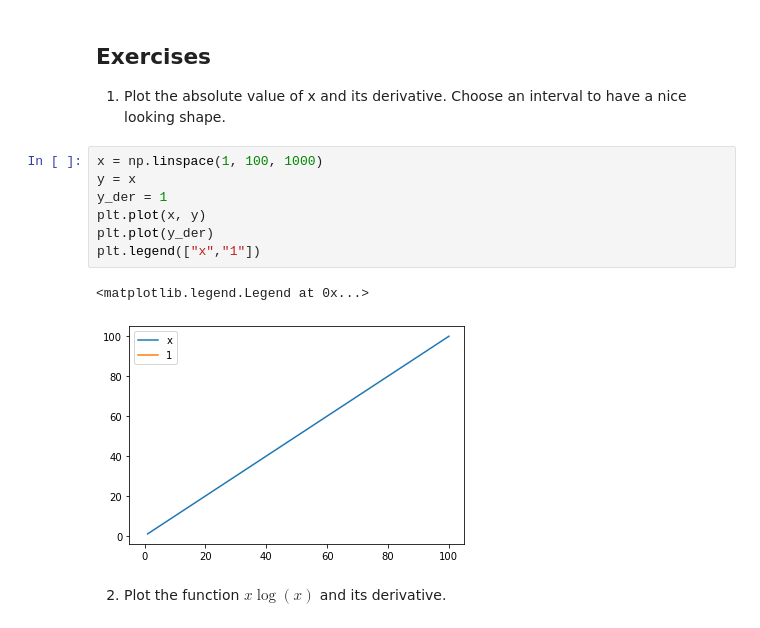
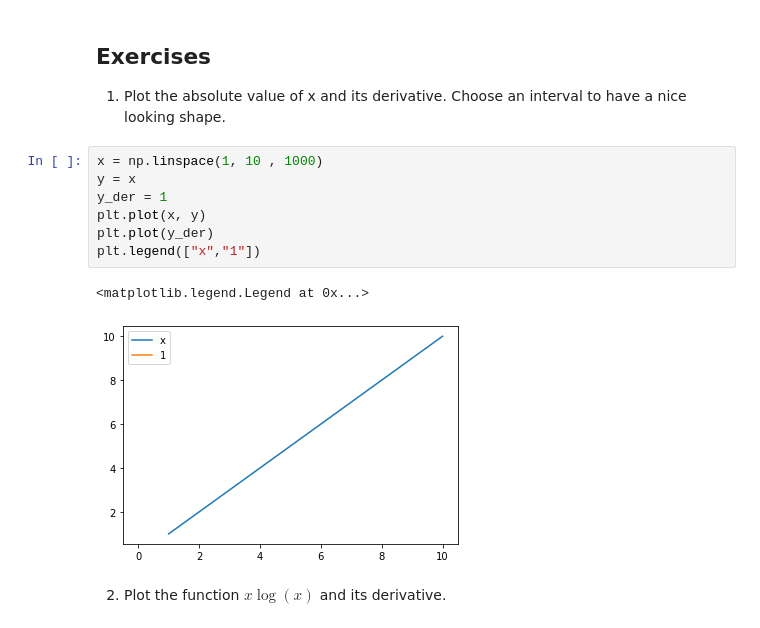
Before and after one commit to fayyoz24/ai_nov21, a Jupyter notebook: Chapter 1/10. Calculus/Drawing Functions in Python.ipynb, the cells around one changed output. Drawn from its saved outputs; the diff is of its cells as text.

```diff
--- a/Chapter 1/10. Calculus/Drawing Functions in Python.ipynb
+++ b/Chapter 1/10. Calculus/Drawing Functions in Python.ipynb
@@ -263,15 +263,15 @@ That is actually the plot of $\frac{1}{x}$!
 
 1. Plot the absolute value of x and its derivative. Choose an interval to have a nice looking shape.
 # %%
-x = np.linspace(1, 100, 1000)
+x = np.linspace(1, 10 , 1000)
 y = x
 y_der = 1
 plt.plot(x, y)
 plt.plot(y_der)
 plt.legend(["x","1"])
 # %% [output]
 <matplotlib.legend.Legend at 0x...>
-[figure, old version]
+[figure, new version]
 # %% [markdown]
 2. Plot the function $x\log(x)$ and its derivative.
 # %%
```
Also changed, not shown: parts of 2 cells of this notebook.
